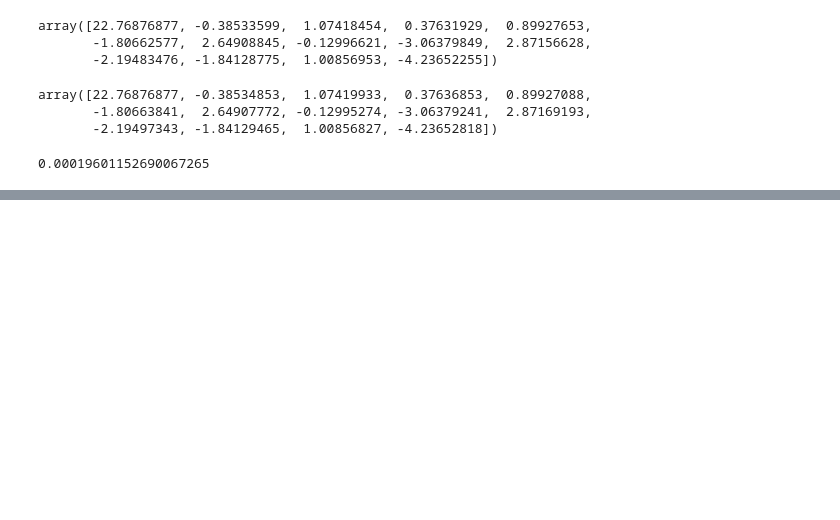
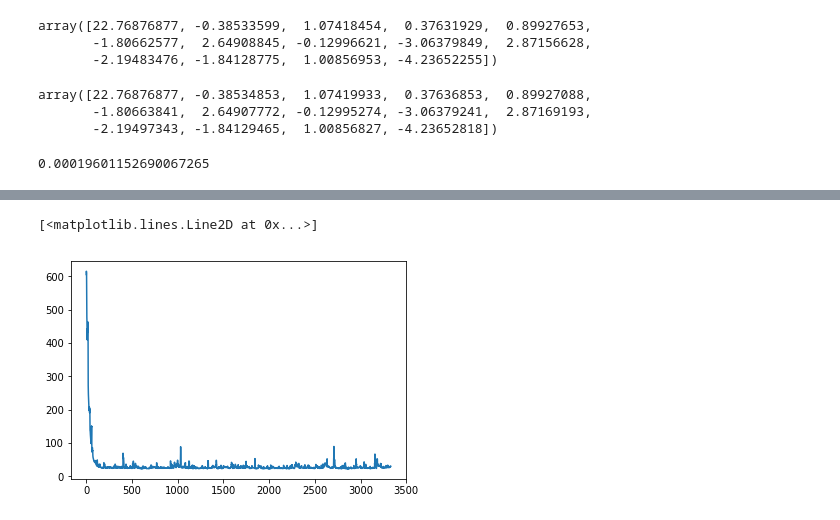
Before and after one commit to thaidv96/ds_hus, a Jupyter notebook: optimization/LinearRegressionWithGD.ipynb, the cells around one changed output, grey strips where cells are left out. Saved outputs shown, nothing was run; the diff lists cells and outputs as text; code cells hidden in the pictures; blank space fills up the shorter version.

```diff
--- a/optimization/LinearRegressionWithGD.ipynb
+++ b/optimization/LinearRegressionWithGD.ipynb
@@ -54,18 +54,19 @@ def norm_l2(x):
     return np.sqrt((x**2).sum())
 # %%
 
-def gd_optimizer(X, y, num_steps, learning_rate, show_progress = False):
+def gd_optimizer(X, y, num_steps, learning_rate, beta = None, show_progress = False, show_result = True):
     start_time = datetime.now()
     converged = False
     losses = []
     threshold = 1e-4
-    beta = np.zeros((X_normalized.shape[1],1))
+    if beta is None:
+        beta = np.zeros((X.shape[1],1))
     for step in range(num_steps):
         loss = compute_loss(X, y, beta)
         losses.append(loss)
         grad = compute_gradient(X, y, beta)
         if len(losses) > 1:
-            if norm_l2(grad) < threshold and not converged:
+            if norm_l2(grad) < threshold and not converged and show_result:
                 print(f'Converge after {step} steps, running time: {datetime.now() - start_time}')
                 converged = True
         beta = beta - learning_rate * grad
@@ -73,7 +74,7 @@ def gd_optimizer(X, y, num_steps, learning_rate, show_progress = False):
         if step %1000 == 0 and show_progress:
             print('*'*50)
             print("Step", step, "Loss value", loss)
-    if not converged:
+    if not converged and show_result:
         print(f'Not converge after {num_steps}, running time: {datetime.now() - start_time}')
     return losses, beta
 
@@ -351,0 +355,30 @@ norm_l2(acc_gd_backtracking_beta.T[0] - beta)
+# %%
+def gen_batch(X,y, bs=1):
+    num_samples = X.shape[0]
+    num_batches = num_samples//bs
+    rd_id = np.random.permutation(num_samples)
+    X,y = X[rd_id],y[rd_id]
+    for i in range(num_batches):
+        start_idx = bs * i
+        end_idx = bs *(i+1) if bs *(i+1) <= num_samples else num_samples
+        if start_idx == num_samples:
+            break
+        yield (X[start_idx:end_idx], y[start_idx:end_idx])
+# %%
+def mini_batch_gd(X, y, lr, beta = None, bs = 1):
+    if beta is None:
+        beta = np.zeros((X_normalized.shape[1],1))
+    g = gen_batch(X, y, bs)
+    losses = []
+    for X_batch, y_batch in g:
+        _, beta = gd_optimizer(X_batch, y_batch, num_steps=1, learning_rate=lr, beta=beta, show_result=False)
+        loss = compute_loss(X, y, beta)
+        losses.append(loss)
+    return losses, beta
+# %%
+num_epoches = 10
+sgd_beta = np.zeros((X_normalized.shape[1],1))
+losses = []
+for e in range(num_epoches):
+    loss, sgd_beta = mini_batch_gd(X_normalized, y, 0.01, sgd_beta)
+    losses += loss
@@ -351,0 +402,5 @@ norm_l2(acc_gd_backtracking_beta.T[0] - beta)
+# %%
+plt.plot(losses)
+# %% [output]
+[<matplotlib.lines.Line2D at 0x...>]
+[figure, added]
```
Also changed, not shown: parts of 7 cells of this notebook.
